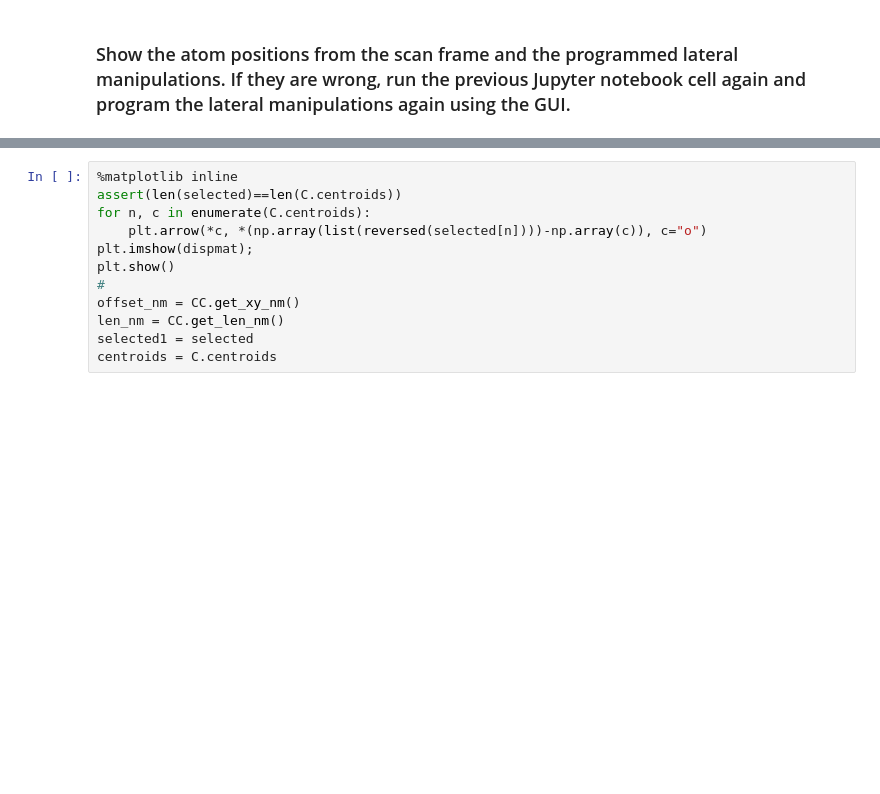
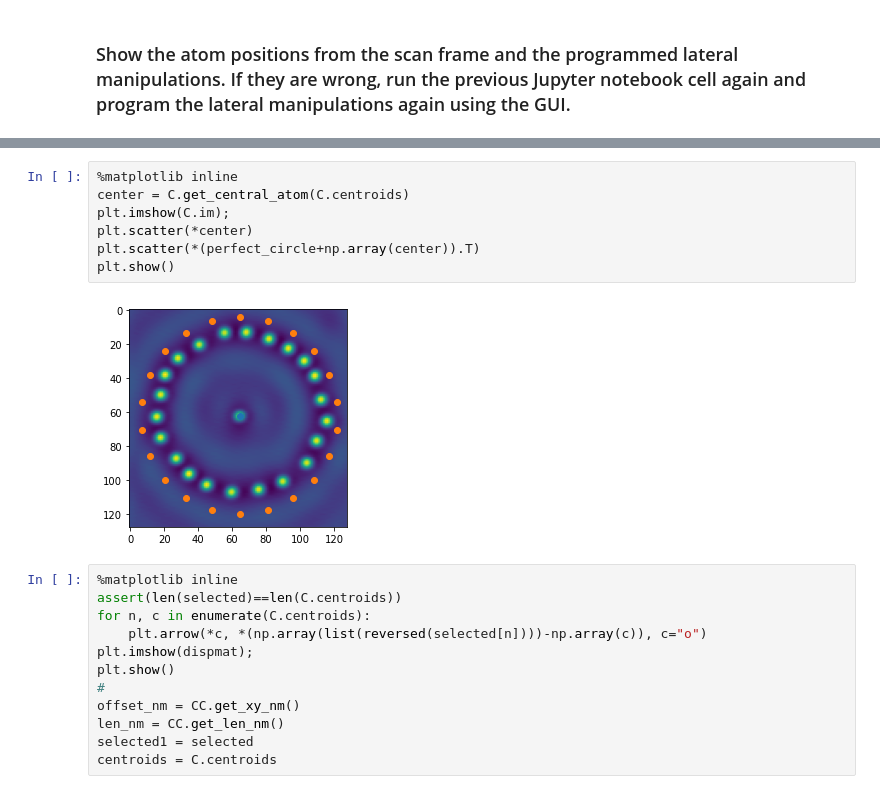
Before and after one commit to abekipnis/Kondo-Aalto, a Jupyter notebook: example_notebooks/GUI2.ipynb, the cells around one changed output, grey strips where cells are left out. Drawn from its saved outputs; the diff is of its cells as text; blank space fills up the shorter version.

```diff
--- a/example_notebooks/GUI2.ipynb
+++ b/example_notebooks/GUI2.ipynb
@@ -85,3 +120,12 @@ NameError: name 'Createc_Controller' is not defined
+# %%
+%matplotlib inline
+center = C.get_central_atom(C.centroids)
+plt.imshow(C.im);
+plt.scatter(*center)
+plt.scatter(*(perfect_circle+np.array(center)).T)
+plt.show()
+# %% [output]
+[figure, added]
 # %%
 %matplotlib inline
 assert(len(selected)==len(C.centroids))
```
Also changed, not shown: parts of 2 cells of this notebook, 1 other file.
